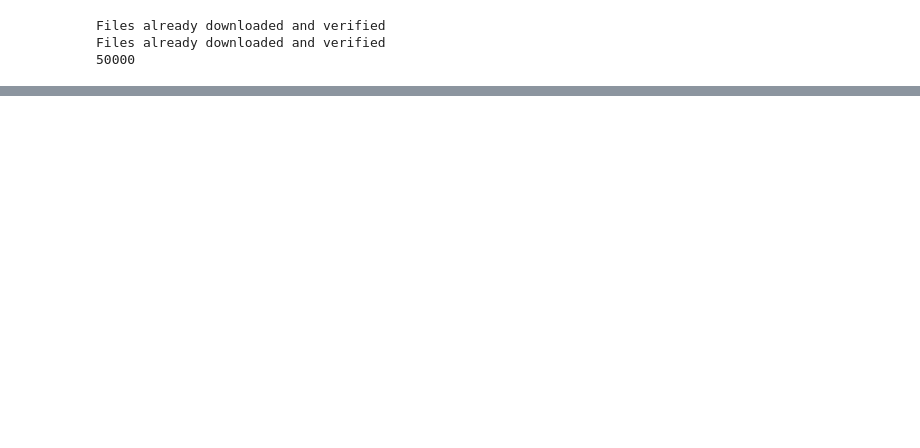
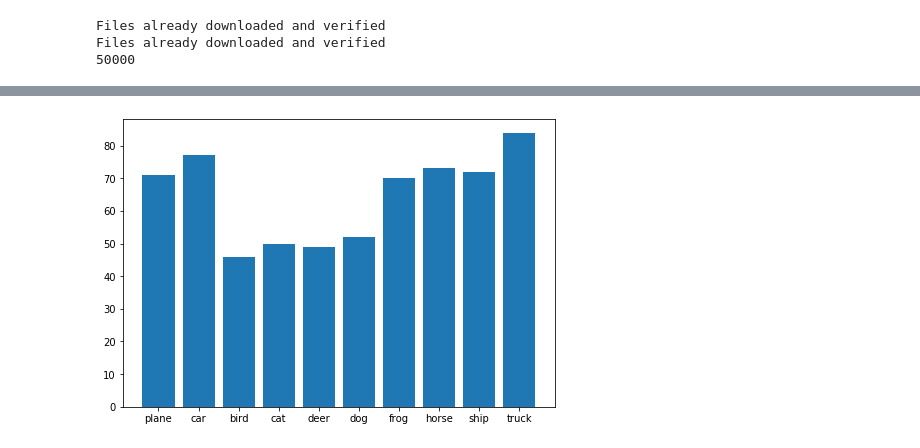
Before and after one commit to swastishreya/Feature-Learning, a Jupyter notebook: Part_b/cifar-10.ipynb, the cells around one changed output, grey strips where cells are left out. Saved outputs shown, nothing was run; the diff lists cells and outputs as text; code cells hidden in the pictures; blank space fills up the shorter version.

Commit message:
added code for plotting graphs

```diff
--- a/Part_b/cifar-10.ipynb
+++ b/Part_b/cifar-10.ipynb
@@ -325,0 +331,10 @@ for i in range(10):
+# %%
+fig = plt.figure()
+ax = fig.add_axes([0,0,1,1])
+categories = ['plane','car','bird','cat','deer','dog','frog','horse','ship','truck']
+without_batch_norm = [57,68,42,44,60,60,62,71,86,83]
+with_batch_norm = [71,77,46,50,49,52,70,73,72,84]
+ax.bar(categories,with_batch_norm)
+plt.show()
+# %% [output]
+[figure, added]
```
Also changed, not shown: parts of 14 cells of this notebook, 2 other files.
